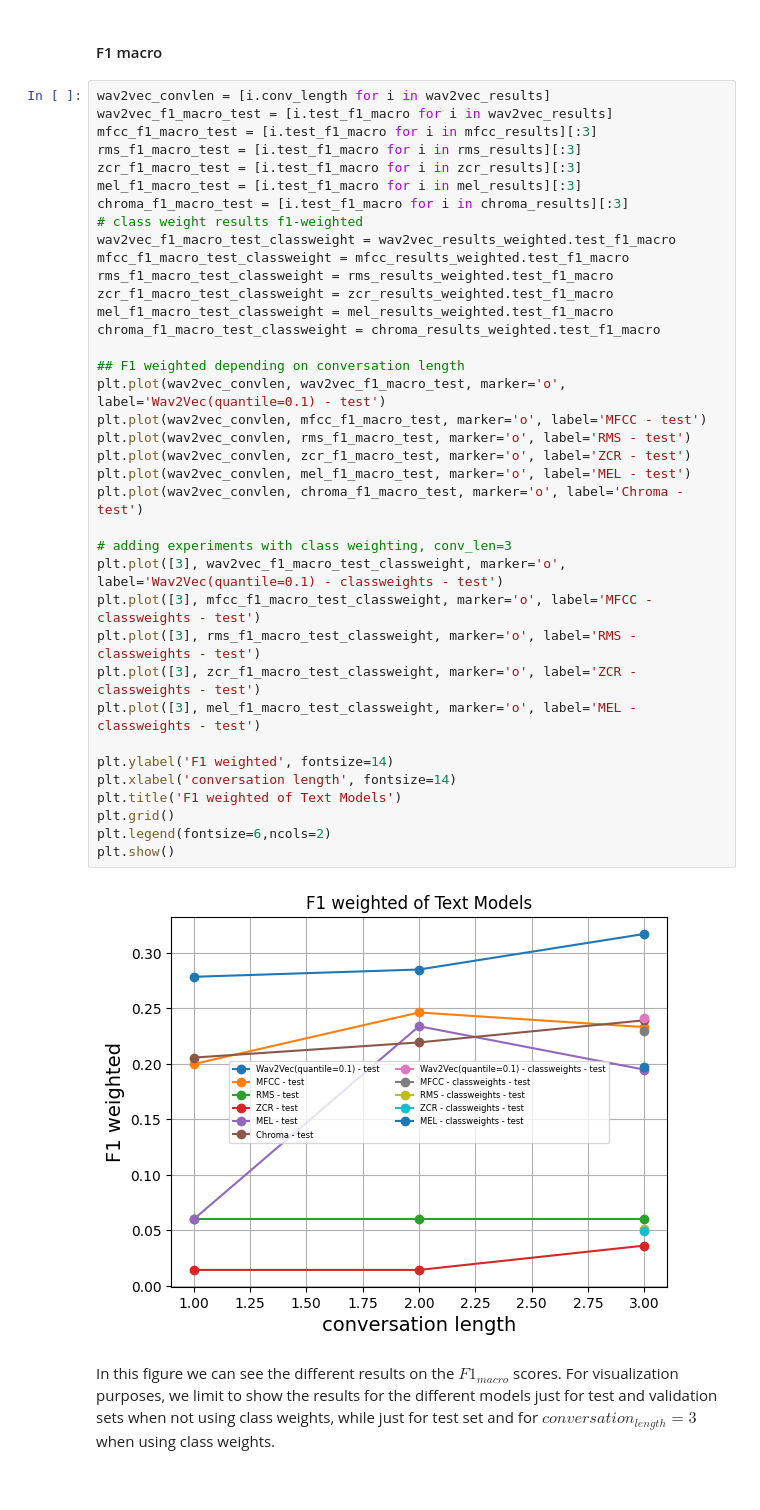
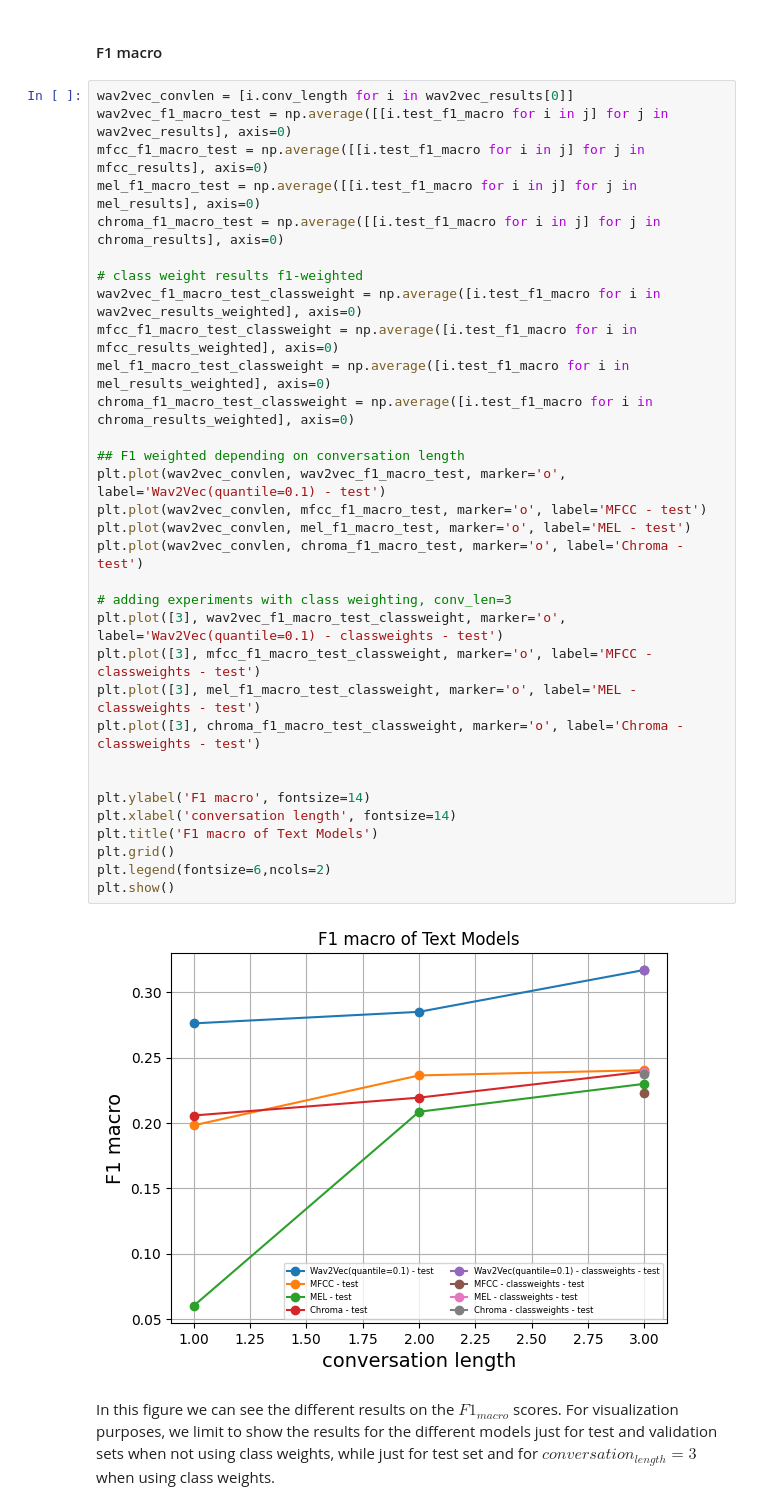
Before and after one commit to eskinderit/A-comparison-of-small-and-large-uni-multi-modal-language-models-for-sentiment-analysis-, a Jupyter notebook: Result Visualization.ipynb, the cells around one changed output. Cells and saved outputs as stored; diff of their text form.

Commit message:
Updated unimodal results for seed=42

```diff
--- a/Result Visualization.ipynb
+++ b/Result Visualization.ipynb
@@ -329,44 +371,39 @@ plt.show()
 # %% [markdown]
 #### F1 macro
 # %%
-wav2vec_convlen = [i.conv_length for i in wav2vec_results]
-wav2vec_f1_macro_test = [i.test_f1_macro for i in wav2vec_results]
-mfcc_f1_macro_test = [i.test_f1_macro for i in mfcc_results][:3]
-rms_f1_macro_test = [i.test_f1_macro for i in rms_results][:3]
-zcr_f1_macro_test = [i.test_f1_macro for i in zcr_results][:3]
-mel_f1_macro_test = [i.test_f1_macro for i in mel_results][:3]
-chroma_f1_macro_test = [i.test_f1_macro for i in chroma_results][:3]
+wav2vec_convlen = [i.conv_length for i in wav2vec_results[0]]
+wav2vec_f1_macro_test = np.average([[i.test_f1_macro for i in j] for j in wav2vec_results], axis=0)
+mfcc_f1_macro_test = np.average([[i.test_f1_macro for i in j] for j in mfcc_results], axis=0)
+mel_f1_macro_test = np.average([[i.test_f1_macro for i in j] for j in mel_results], axis=0)
+chroma_f1_macro_test = np.average([[i.test_f1_macro for i in j] for j in chroma_results], axis=0)
+
 # class weight results f1-weighted
-wav2vec_f1_macro_test_classweight = wav2vec_results_weighted.test_f1_macro
-mfcc_f1_macro_test_classweight = mfcc_results_weighted.test_f1_macro
-rms_f1_macro_test_classweight = rms_results_weighted.test_f1_macro
-zcr_f1_macro_test_classweight = zcr_results_weighted.test_f1_macro
-mel_f1_macro_test_classweight = mel_results_weighted.test_f1_macro
-chroma_f1_macro_test_classweight = chroma_results_weighted.test_f1_macro
+wav2vec_f1_macro_test_classweight = np.average([i.test_f1_macro for i in wav2vec_results_weighted], axis=0)
+mfcc_f1_macro_test_classweight = np.average([i.test_f1_macro for i in mfcc_results_weighted], axis=0)
+mel_f1_macro_test_classweight = np.average([i.test_f1_macro for i in mel_results_weighted], axis=0)
+chroma_f1_macro_test_classweight = np.average([i.test_f1_macro for i in chroma_results_weighted], axis=0)
 
 ## F1 weighted depending on conversation length
 plt.plot(wav2vec_convlen, wav2vec_f1_macro_test, marker='o', label='Wav2Vec(quantile=0.1) - test')
 plt.plot(wav2vec_convlen, mfcc_f1_macro_test, marker='o', label='MFCC - test')
-plt.plot(wav2vec_convlen, rms_f1_macro_test, marker='o', label='RMS - test')
-plt.plot(wav2vec_convlen, zcr_f1_macro_test, marker='o', label='ZCR - test')
 plt.plot(wav2vec_convlen, mel_f1_macro_test, marker='o', label='MEL - test')
 plt.plot(wav2vec_convlen, chroma_f1_macro_test, marker='o', label='Chroma - test')
 
 # adding experiments with class weighting, conv_len=3
 plt.plot([3], wav2vec_f1_macro_test_classweight, marker='o', label='Wav2Vec(quantile=0.1) - classweights - test')
 plt.plot([3], mfcc_f1_macro_test_classweight, marker='o', label='MFCC - classweights - test')
-plt.plot([3], rms_f1_macro_test_classweight, marker='o', label='RMS - classweights - test')
-plt.plot([3], zcr_f1_macro_test_classweight, marker='o', label='ZCR - classweights - test')
 plt.plot([3], mel_f1_macro_test_classweight, marker='o', label='MEL - classweights - test')
+plt.plot([3], chroma_f1_macro_test_classweight, marker='o', label='Chroma - classweights - test')
 
-plt.ylabel('F1 weighted', fontsize=14)
+
+plt.ylabel('F1 macro', fontsize=14)
 plt.xlabel('conversation length', fontsize=14)
-plt.title('F1 weighted of Text Models')
+plt.title('F1 macro of Text Models')
 plt.grid()
 plt.legend(fontsize=6,ncols=2)
 plt.show()
 # %% [output]
-[figure, old version]
+[figure, new version]
 # %% [markdown]
 In this figure we can see the different results on the $F1_{macro}$ scores. For visualization purposes, we limit to show the results for the different models just for test and validation sets when not using class weights, while just for test set and for $conversation_{length} =3$ when using class weights.
 # %% [markdown]
```
Also changed, not shown: parts of 13 cells of this notebook.
